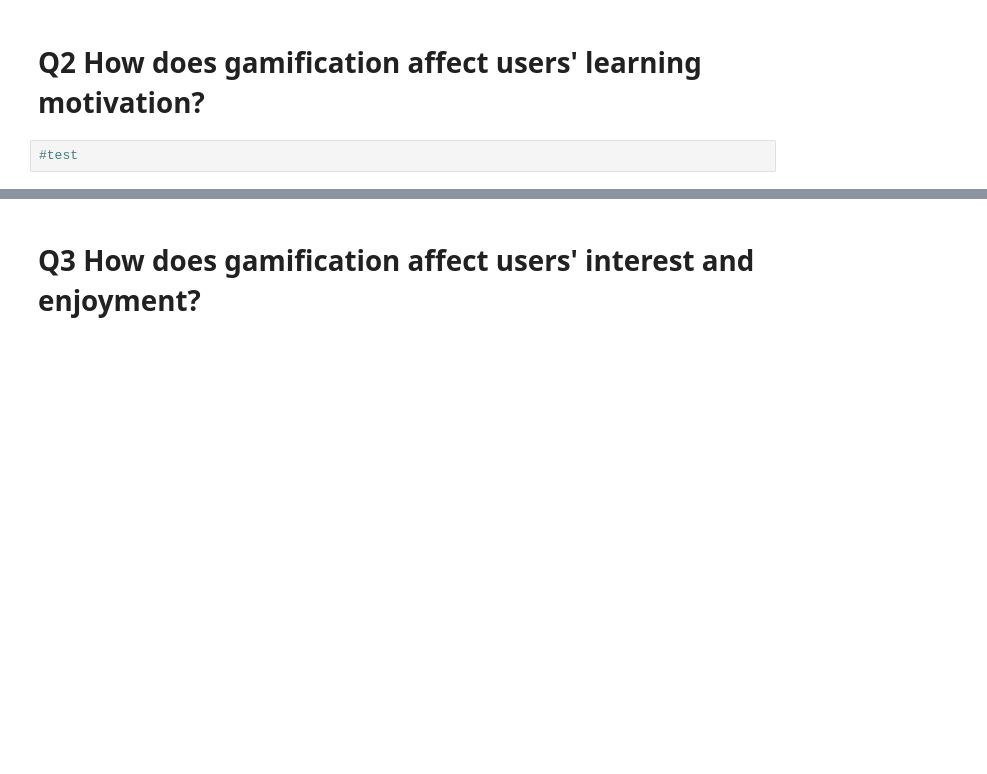
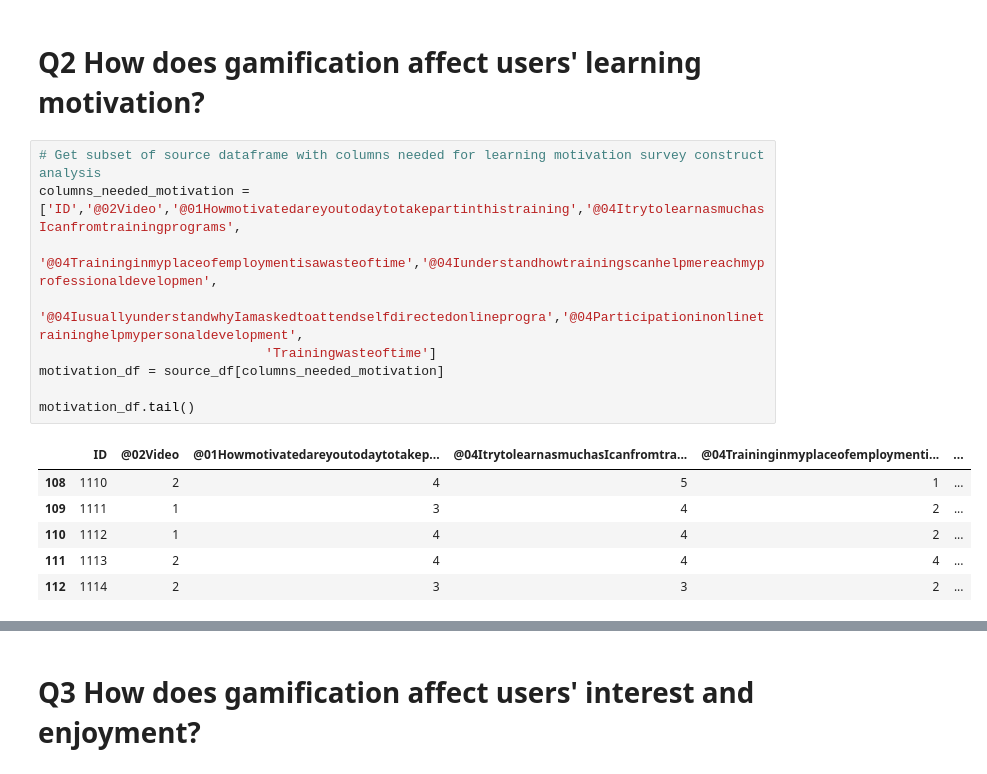
Before and after one commit to fredcatameo/DATA606_FinalProject, a Jupyter notebook: DATA606_FinalProject.ipynb, the cells around one changed output, grey strips where cells are left out. Cells and saved outputs as stored; diff of their text form; blank space fills up the shorter version.

```diff
--- a/DATA606_FinalProject.ipynb
+++ b/DATA606_FinalProject.ipynb
@@ -703,5 +763,19 @@ plot_combined_distributions(
 According to the result of Mann-Whitney U Test, the two groups do not have a significant difference in their learning perceptions. This indicates that the gamified learning group does not have a significantly higher learning perception on learning performace than the video learning group.
 # %% [markdown]
 # <a name="Q2"></a>Q2 How does gamification affect users' learning motivation?
-# %%
-#test
+# %%
+# Get subset of source dataframe with columns needed for learning motivation survey construct analysis
+columns_needed_motivation = ['ID','@02Video','@01Howmotivatedareyoutodaytotakepartinthistraining','@04ItrytolearnasmuchasIcanfromtrainingprograms',
+                             '@04Traininginmyplaceofemploymentisawasteoftime','@04Iunderstandhowtrainingscanhelpmereachmyprofessionaldevelopmen',
+                             '@04IusuallyunderstandwhyIamaskedtoattendselfdirectedonlineprogra','@04Participationinonlinetraininghelpmypersonaldevelopment',
+                             'Trainingwasteoftime']
+motivation_df = source_df[columns_needed_motivation]
+
+motivation_df.tail()
+# %% [output]
+|  | ID | @02Video | @01Howmotivatedareyoutodaytotakep... | @04ItrytolearnasmuchasIcanfromtra... | @04Traininginmyplaceofemploymenti... | ... |
+| 108 | 1110 | 2 | 4 | 5 | 1 | ... |
+| 109 | 1111 | 1 | 3 | 4 | 2 | ... |
+| 110 | 1112 | 1 | 4 | 4 | 2 | ... |
+| 111 | 1113 | 2 | 4 | 4 | 4 | ... |
+| 112 | 1114 | 2 | 3 | 3 | 2 | ... |
```
Also changed, not shown: parts of 32 cells of this notebook.
